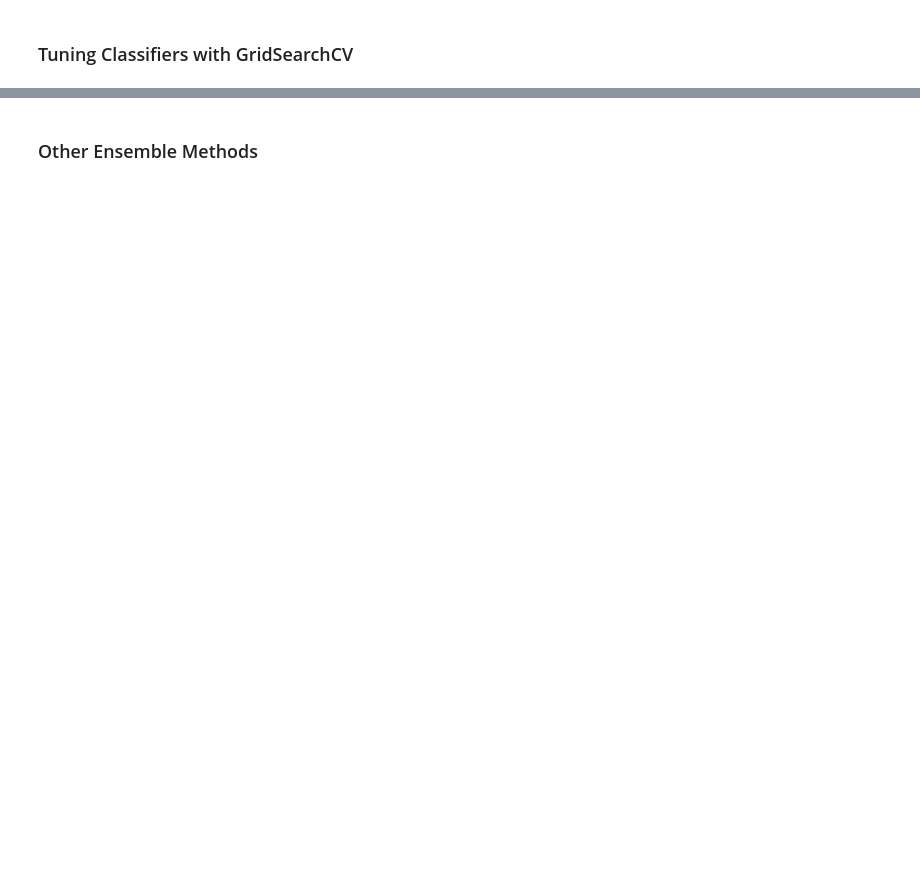
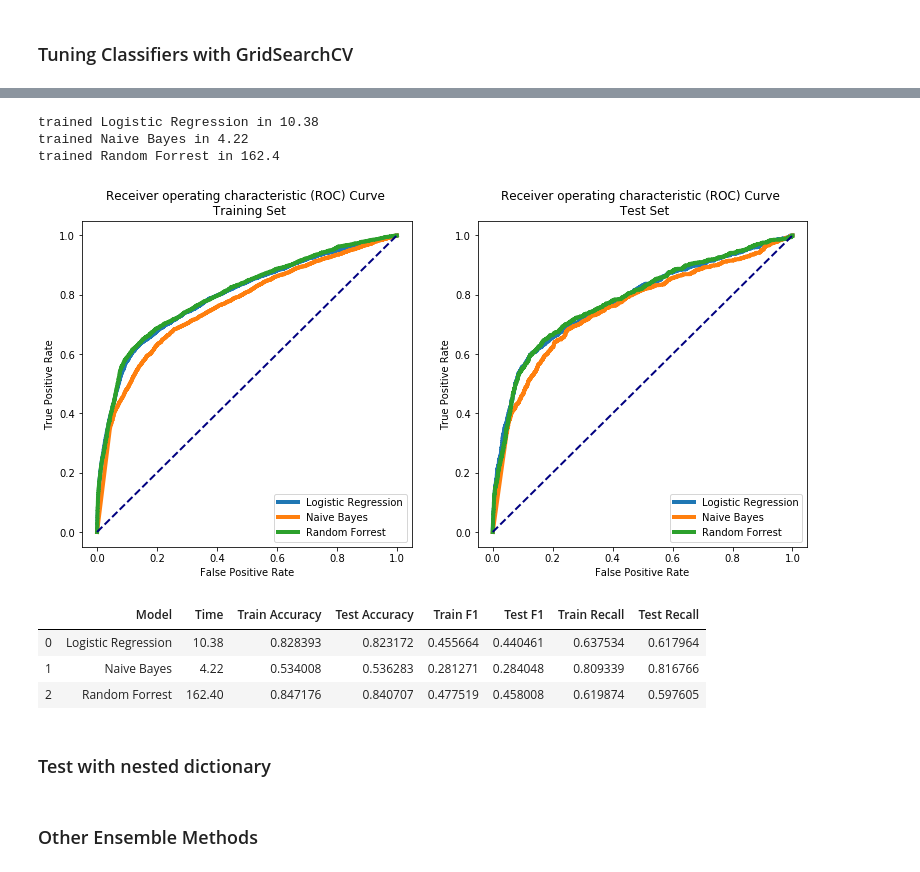
Before and after one commit to nadinezab/bank-marketing, a Jupyter notebook: bank-marketing.ipynb, the cells around one changed output, grey strips where cells are left out. Drawn from its saved outputs; the diff is of its cells as text; code cells hidden in the pictures; blank space fills up the shorter version.

```diff
--- a/bank-marketing.ipynb
+++ b/bank-marketing.ipynb
@@ -1344,12 +1344,12 @@ Going forward, we will therefore use `X_train_resampled` and `y_train_resampled`
 clf_dict = {
     'Logistic Regression': LogisticRegression(random_state = random_state),
     #'K-Nearest Neighbours': KNeighborsClassifier(),
-    'Decision Tree': DecisionTreeClassifier(random_state = random_state),
+   # 'Decision Tree': DecisionTreeClassifier(random_state = random_state),
     'Naive Bayes': GaussianNB(),
     #'Support Vector Classification': SVC(random_state = random_state),
     'Random Forrest': RandomForestClassifier(random_state = random_state),
     #'AdaBoost': AdaBoostClassifier(random_state = random_state),
-    'Gradient Boosting': GradientBoostingClassifier(random_state = random_state),
+    #'Gradient Boosting': GradientBoostingClassifier(random_state = random_state),
     #'XGBoost': xgb.XGBClassifier(random_state = random_state)
 }
 # %%
@@ -1474,2 +1518,51 @@ trained Gradient Boosting in 16.49
+# %%
+clf_pipeline_dict = {}
+
+for key, clf in clf_dict.items():
+    pipeline = Pipeline([('smote', smote), ('clf', clf)])
+    clf_pipeline_dict[key] = pipeline
+
+
+scoring = 'recall'
+cv = 1
+
+clf_gridsearch_dict = {
+    'Logistic Regression': GridSearchCV(clf_pipeline_dict['Logistic Regression'], \
+                                        param_grid = LR_params, scoring = scoring, cv = cv),
+
+   # 'K-Nearest Neighbours': GridSearchCV(clf_pipeline_dict['K-Nearest Neighbours'], \
+   #                                     param_grid = KNN_params, scoring = scoring, cv = cv),
+
+   # 'Decision Tree': GridSearchCV(clf_pipeline_dict['Decision Tree'], \
+  #                                      param_grid = DT_params, scoring = scoring, cv = cv),
+
+    'Naive Bayes': GridSearchCV(clf_pipeline_dict['Naive Bayes'], \
+                                        param_grid = {}, scoring = scoring, cv = cv),
+
+    'Random Forrest': GridSearchCV(clf_pipeline_dict['Random Forrest'], \
+                                        param_grid = RF_params, scoring = scoring, cv = cv),
+
+   # 'AdaBoost': GridSearchCV(clf_pipeline_dict['AdaBoost'], \
+  #                                      param_grid = {}, scoring = scoring, cv = cv),
+
+    #'Gradient Boosting': GridSearchCV(clf_pipeline_dict['Gradient Boosting'], \
+    #                                    param_grid = {}, scoring = scoring, cv = cv),
+
+   # 'XGBoost': GridSearchCV(clf_pipeline_dict['XGBoost'], \
+   #                                     param_grid = {}, scoring = scoring, cv = cv)
+}
+# %%
+batch_clf(X_train, y_train, X_test, y_test, clf_gridsearch_dict)
+# %% [output]
+trained Logistic Regression in 10.38
+trained Naive Bayes in 4.22
+trained Random Forrest in 162.4
+[figure, added]
+|  | Model | Time | Train Accuracy | Test Accuracy | Train F1 | Test F1 | Train Recall | Test Recall |
+| 0 | Logistic Regression | 10.38 | 0.828393 | 0.823172 | 0.455664 | 0.440461 | 0.637534 | 0.617964 |
+| 1 | Naive Bayes | 4.22 | 0.534008 | 0.536283 | 0.281271 | 0.284048 | 0.809339 | 0.816766 |
+| 2 | Random Forrest | 162.40 | 0.847176 | 0.840707 | 0.477519 | 0.458008 | 0.619874 | 0.597605 |
+# %% [markdown]
+### Test with nested dictionary
 # %% [markdown]
 ### Other Ensemble Methods
```
Also changed, not shown: parts of 6 cells of this notebook.
